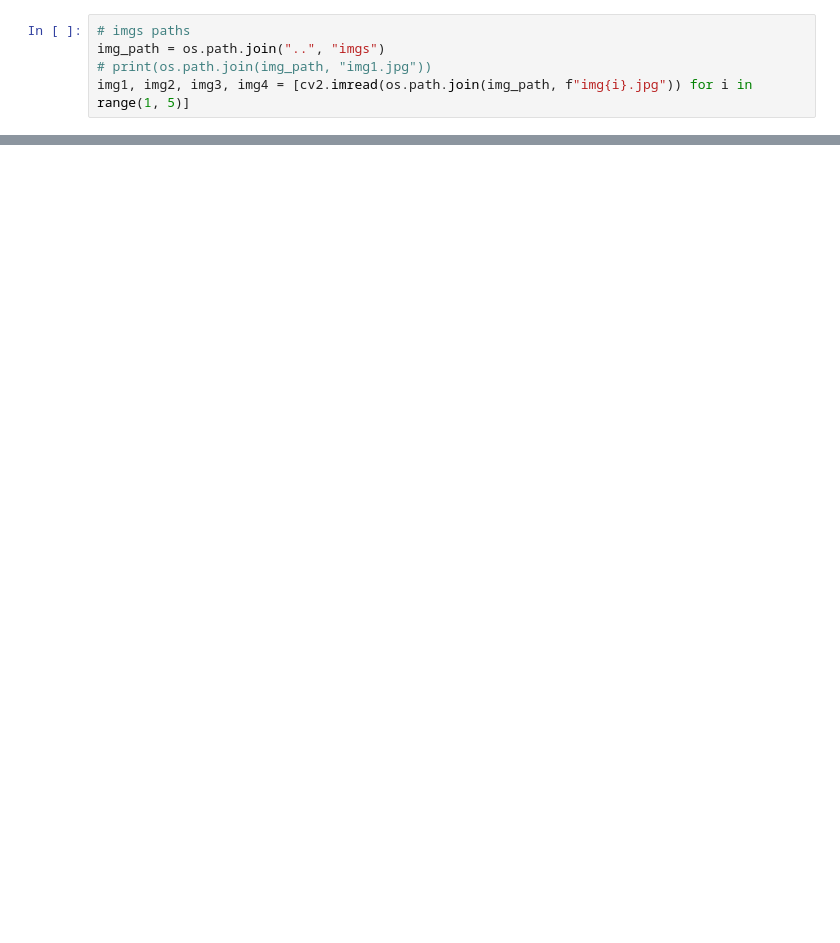
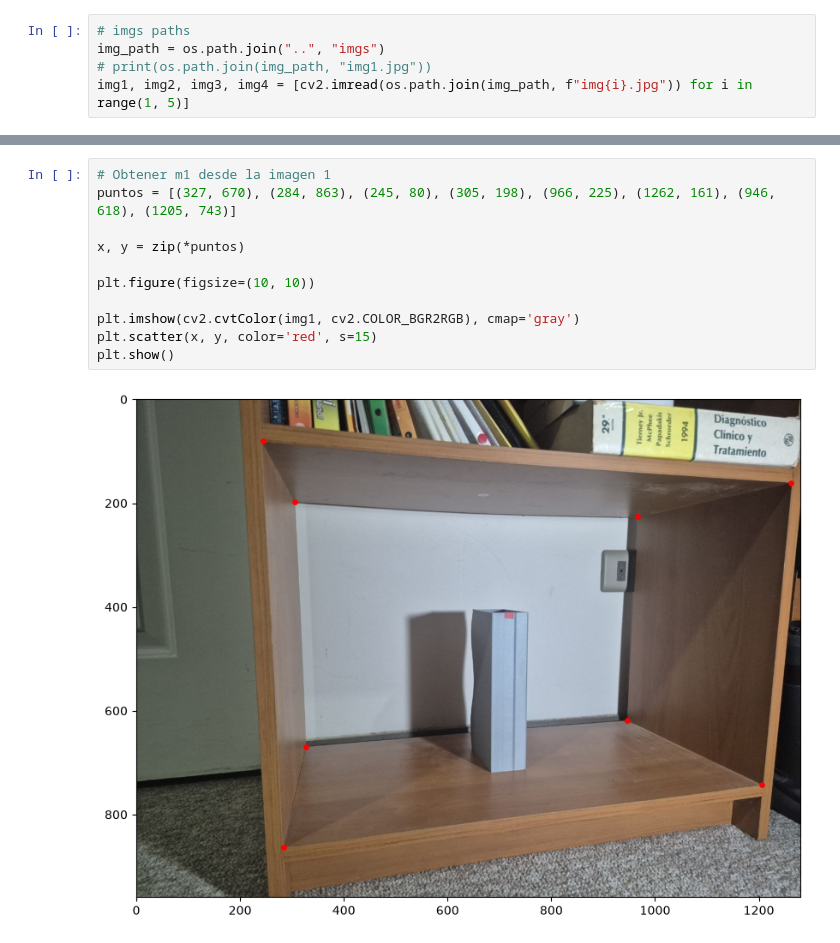
Before and after one commit to Mikson16/IIC3733-Vision-por-Computador, a Jupyter notebook: T1/src/main.ipynb, the cells around one changed output, grey strips where cells are left out. Cells and saved outputs as stored; diff of their text form; blank space fills up the shorter version.

```diff
--- a/T1/src/main.ipynb
+++ b/T1/src/main.ipynb
@@ -34,0 +43,13 @@ Shape = (960, 1280, 3)
+# %%
+# Obtener m1 desde la imagen 1
+puntos = [(327, 670), (284, 863), (245, 80), (305, 198), (966, 225), (1262, 161), (946, 618), (1205, 743)]
+
+x, y = zip(*puntos)
+
+plt.figure(figsize=(10, 10))
+
+plt.imshow(cv2.cvtColor(img1, cv2.COLOR_BGR2RGB), cmap='gray')
+plt.scatter(x, y, color='red', s=15)
+plt.show()
+# %% [output]
+[figure, added]
```
Also changed, not shown: parts of 4 cells of this notebook, 5 other files.
